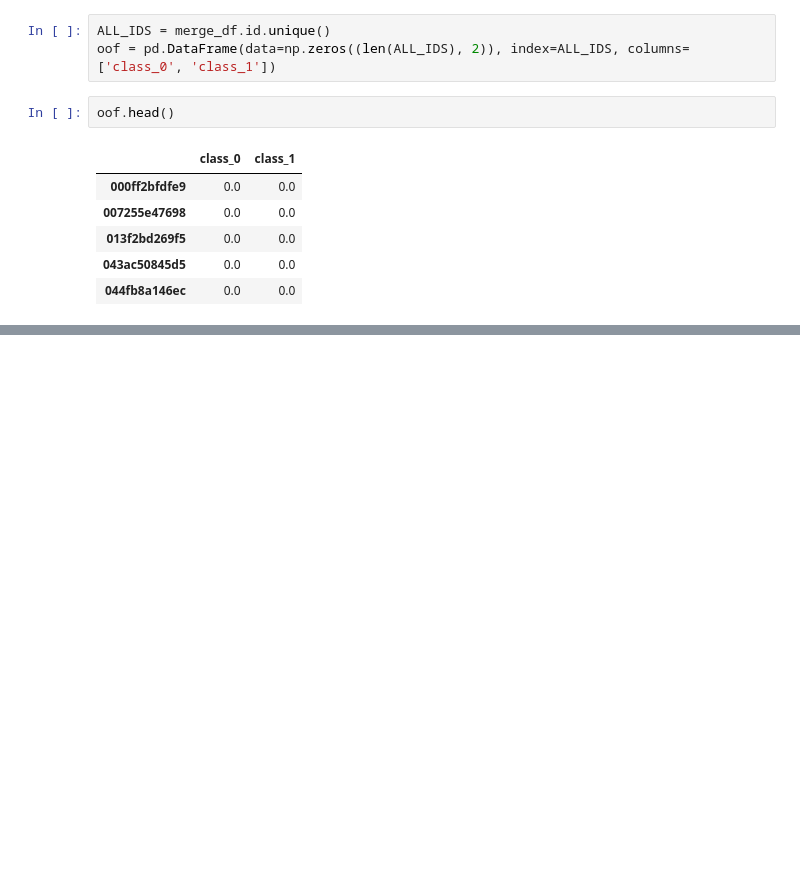
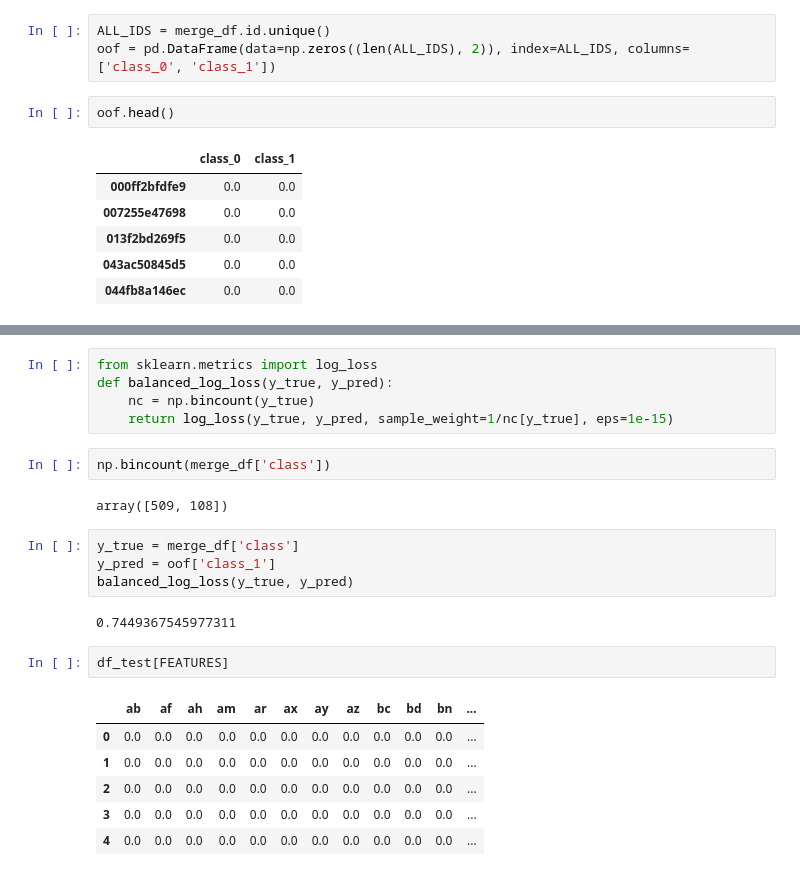
Before and after one commit to sitsawek/ICR_identifying_age_related_conditions, a Jupyter notebook: ICR_identifying_age_related_conditions_MODEL.ipynb, the cells around one changed output, grey strips where cells are left out. Saved outputs shown, nothing was run; the diff lists cells and outputs as text; blank space fills up the shorter version.

```diff
--- a/ICR_identifying_age_related_conditions_MODEL.ipynb
+++ b/ICR_identifying_age_related_conditions_MODEL.ipynb
@@ -111,0 +112,24 @@ oof.head()
+# %%
+from sklearn.metrics import log_loss
+def balanced_log_loss(y_true, y_pred):
+    nc = np.bincount(y_true)
+    return log_loss(y_true, y_pred, sample_weight=1/nc[y_true], eps=1e-15)
+# %%
+np.bincount(merge_df['class'])
+# %% [output]
+array([509, 108])
+# %%
+y_true = merge_df['class']
+y_pred = oof['class_1']
+balanced_log_loss(y_true, y_pred)
+# %% [output]
+0.7449367545977311
+# %%
+df_test[FEATURES]
+# %% [output]
+|  | ab | af | ah | am | ar | ax | ay | az | bc | bd | bn | ... |
+| 0 | 0.0 | 0.0 | 0.0 | 0.0 | 0.0 | 0.0 | 0.0 | 0.0 | 0.0 | 0.0 | 0.0 | ... |
+| 1 | 0.0 | 0.0 | 0.0 | 0.0 | 0.0 | 0.0 | 0.0 | 0.0 | 0.0 | 0.0 | 0.0 | ... |
+| 2 | 0.0 | 0.0 | 0.0 | 0.0 | 0.0 | 0.0 | 0.0 | 0.0 | 0.0 | 0.0 | 0.0 | ... |
+| 3 | 0.0 | 0.0 | 0.0 | 0.0 | 0.0 | 0.0 | 0.0 | 0.0 | 0.0 | 0.0 | 0.0 | ... |
+| 4 | 0.0 | 0.0 | 0.0 | 0.0 | 0.0 | 0.0 | 0.0 | 0.0 | 0.0 | 0.0 | 0.0 | ... |
```
Also changed, not shown: parts of 6 cells of this notebook.
